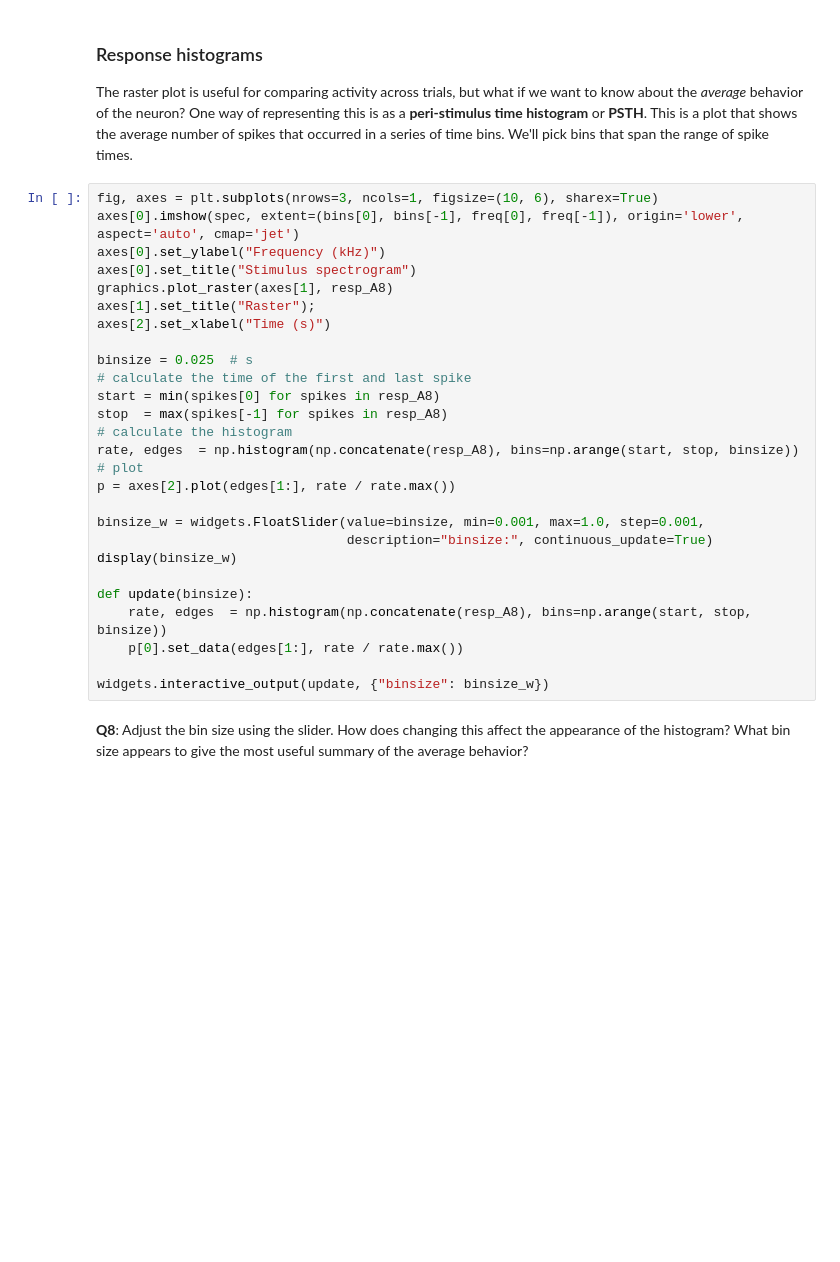
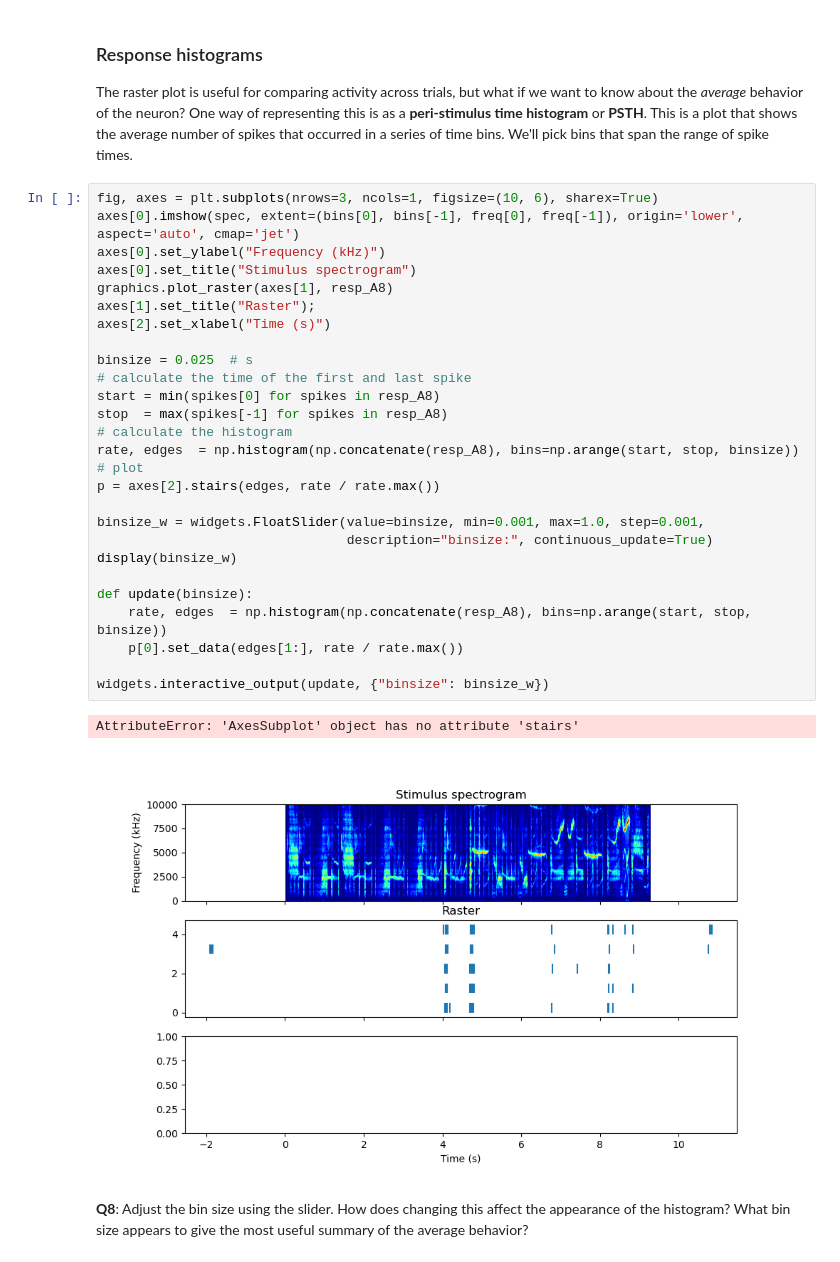
Before and after one commit to melizalab/comp-neurosci, a Jupyter notebook: 1-Time-Varying-Data.ipynb, the cells around one changed output. Cells and saved outputs as stored; diff of their text form; blank space fills up the shorter version.

```diff
--- a/1-Time-Varying-Data.ipynb
+++ b/1-Time-Varying-Data.ipynb
@@ -323,29 +343,32 @@ The raster plot is useful for comparing activity across trials, but what if we w
 # %%
 fig, axes = plt.subplots(nrows=3, ncols=1, figsize=(10, 6), sharex=True)
 axes[0].imshow(spec, extent=(bins[0], bins[-1], freq[0], freq[-1]), origin='lower', aspect='auto', cmap='jet')
 axes[0].set_ylabel("Frequency (kHz)")
 axes[0].set_title("Stimulus spectrogram")
 graphics.plot_raster(axes[1], resp_A8)
 axes[1].set_title("Raster");
 axes[2].set_xlabel("Time (s)")
 
 binsize = 0.025  # s
 # calculate the time of the first and last spike
 start = min(spikes[0] for spikes in resp_A8)
 stop  = max(spikes[-1] for spikes in resp_A8)
 # calculate the histogram
 rate, edges  = np.histogram(np.concatenate(resp_A8), bins=np.arange(start, stop, binsize))
 # plot
-p = axes[2].plot(edges[1:], rate / rate.max())
+p = axes[2].stairs(edges, rate / rate.max())
 
 binsize_w = widgets.FloatSlider(value=binsize, min=0.001, max=1.0, step=0.001,
                                 description="binsize:", continuous_update=True)
 display(binsize_w)
 
 def update(binsize):
     rate, edges  = np.histogram(np.concatenate(resp_A8), bins=np.arange(start, stop, binsize))
     p[0].set_data(edges[1:], rate / rate.max())
 
 widgets.interactive_output(update, {"binsize": binsize_w})
+# %% [output]
+AttributeError: 'AxesSubplot' object has no attribute 'stairs'
+[figure, added]
 # %% [markdown]
 **Q8**: Adjust the bin size using the slider. How does changing this affect the appearance of the histogram? What bin size appears to give the most useful summary of the average behavior?
```
Also changed, not shown: parts of 8 cells of this notebook.
